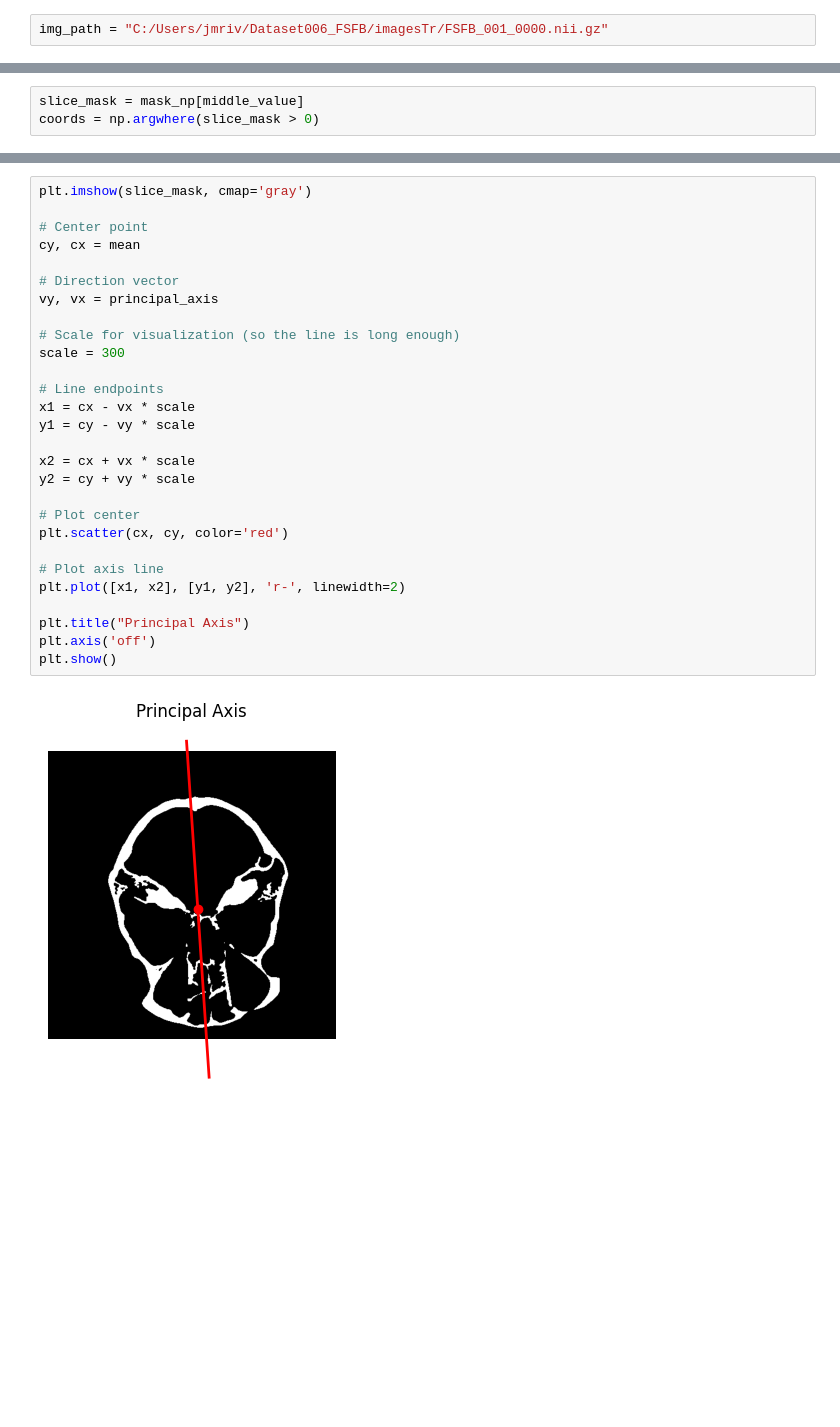
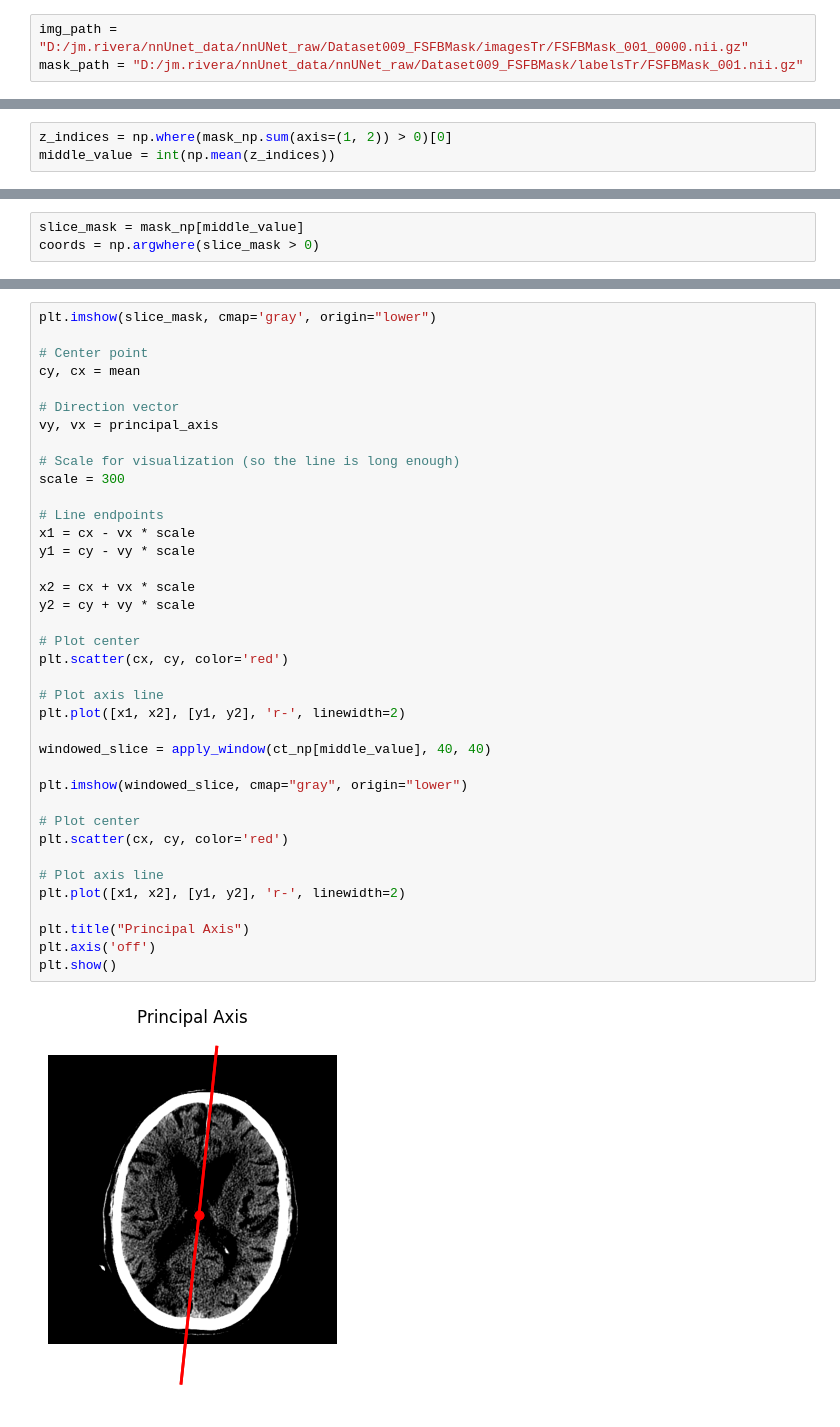
Before and after one commit to Traintain/DICOM_tools, a Jupyter notebook: Preprocessing.ipynb, the cells around one changed output, grey strips where cells are left out. Cells and saved outputs as stored; diff of their text form; blank space fills up the shorter version.

```diff
--- a/Preprocessing.ipynb
+++ b/Preprocessing.ipynb
@@ -8,5 +9,6 @@ import matplotlib.pyplot as plt
 # %%
-img_path = "C:/Users/jmriv/Dataset006_FSFB/imagesTr/FSFB_001_0000.nii.gz"
+img_path = "D:/jm.rivera/nnUnet_data/nnUNet_raw/Dataset009_FSFBMask/imagesTr/FSFBMask_001_0000.nii.gz"
+mask_path = "D:/jm.rivera/nnUnet_data/nnUNet_raw/Dataset009_FSFBMask/labelsTr/FSFBMask_001.nii.gz"
 # %%
 def apply_window(image, wl, ww):
     lower = wl - ww / 2
@@ -71,3 +71,6 @@ middle_value = int(np.mean(z_indices)) - 9
+# %%
+z_indices = np.where(mask_np.sum(axis=(1, 2)) > 0)[0]
+middle_value = int(np.mean(z_indices))
 # %%
 def show_slice(idx):
     windowed_slice = apply_window(ct_np[idx], 40, 40)
@@ -113,30 +128,40 @@ array([-0.99774917, -0.06705668])
 # %%
-plt.imshow(slice_mask, cmap='gray')
+plt.imshow(slice_mask, cmap='gray', origin="lower")
 
 # Center point
 cy, cx = mean
 
 # Direction vector
 vy, vx = principal_axis
 
 # Scale for visualization (so the line is long enough)
 scale = 300
 
 # Line endpoints
 x1 = cx - vx * scale
 y1 = cy - vy * scale
 
 x2 = cx + vx * scale
 y2 = cy + vy * scale
 
 # Plot center
 plt.scatter(cx, cy, color='red')
 
 # Plot axis line
 plt.plot([x1, x2], [y1, y2], 'r-', linewidth=2)
 
+windowed_slice = apply_window(ct_np[middle_value], 40, 40)
+
+plt.imshow(windowed_slice, cmap="gray", origin="lower")
+
+# Plot center
+plt.scatter(cx, cy, color='red')
+
+# Plot axis line
+plt.plot([x1, x2], [y1, y2], 'r-', linewidth=2)
+
 plt.title("Principal Axis")
 plt.axis('off')
 plt.show()
 # %% [output]
-[figure, old version]
+[figure, new version]
```
Also changed, not shown: parts of 12 cells of this notebook.
